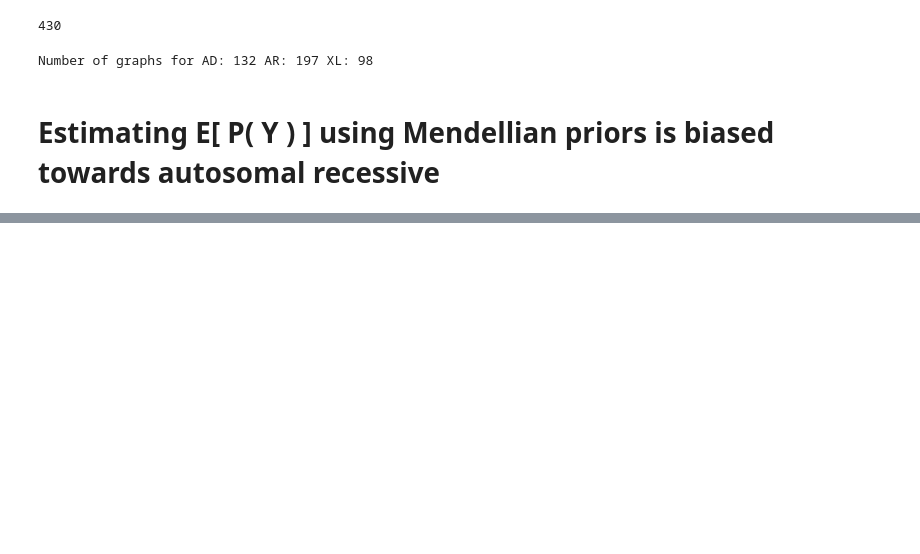
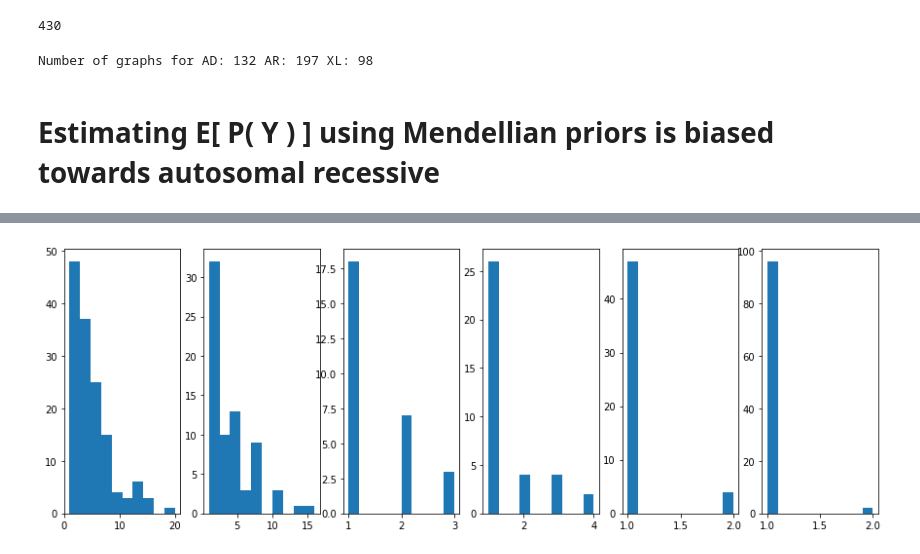
Before and after one commit to EddieCunningham/GraphLSSM, a Jupyter notebook: research/Summary.ipynb, the cells around one changed output, grey strips where cells are left out. Cells and saved outputs as stored; diff of their text form; code cells hidden in the pictures; blank space fills up the shorter version.

```diff
--- a/research/Summary.ipynb
+++ b/research/Summary.ipynb
@@ -238,0 +283,28 @@ fullPredictions( ad_test_copy, ar_test_copy, xl_test_copy, N=100, strength=30, s
+# %%
+ad_results, ar_results, xl_results = separateResults( results )
+# %%
+CONFIDENT = 0.80
+SORTA_CONFIDENT = 0.50
+def furtherSeparate( results, true_ip, true_ip_index ):
+    confident_correct, confident_wrong, sorta_confident_correct, sorta_confident_wrong, unconfident_correct, unconfident_wrong = [], [], [], [], [], []
+    for graph, predicted, prob in results:
+        max_predicted = np.max( prob )
+        if( predicted == true_ip ):
+            if( max_predicted > CONFIDENT ):
+                confident_correct.append( ( graph, predicted, true_ip, prob ) )
+            elif( max_predicted > SORTA_CONFIDENT ):
+                sorta_confident_correct.append( ( graph, predicted, true_ip, prob ) )
+            else:
+                unconfident_correct.append( ( graph, predicted, true_ip, prob ) )
+        else:
+            if( max_predicted > CONFIDENT ):
+                confident_wrong.append( ( graph, predicted, true_ip, prob ) )
+            elif( max_predicted > SORTA_CONFIDENT ):
+                sorta_confident_wrong.append( ( graph, predicted, true_ip, prob ) )
+            else:
+                unconfident_wrong.append( ( graph, predicted, true_ip, prob ) )
+    return confident_correct, confident_wrong, sorta_confident_correct, sorta_confident_wrong, unconfident_correct, unconfident_wrong
+# %%
+ad_confident_correct, ad_confident_wrong, ad_sorta_confident_correct, ad_sorta_confident_wrong, ad_unconfident_correct, ad_unconfident_wrong = furtherSeparate( ad_results, 'AD', 0 )
+ar_confident_correct, ar_confident_wrong, ar_sorta_confident_correct, ar_sorta_confident_wrong, ar_unconfident_correct, ar_unconfident_wrong = furtherSeparate( ar_results, 'AR', 1 )
+xl_confident_correct, xl_confident_wrong, xl_sorta_confident_correct, xl_sorta_confident_wrong, xl_unconfident_correct, xl_unconfident_wrong = furtherSeparate( xl_results, 'XL', 2 )
@@ -238,0 +354,19 @@ fullPredictions( ad_test_copy, ar_test_copy, xl_test_copy, N=100, strength=30, s
+# %%
+def confidenceLevelMetaStats( ad, ar, xl, ax ):
+    # Histogram of number of affected people
+    n_affected = []
+    for graph, _, _, _ in itertools.chain( ad, ar, xl ):
+        n_affected.append( graph[ 0 ].getNumbAffected() )
+    ax.hist( n_affected )
+# %%
+plt.figure( figsize=( 15, 5 ) )
+axes = [ plt.subplot2grid( shape=( 1, 6 ), loc=( 0, i ), colspan=1, rowspan=1 ) for i in range( 6 ) ]
+confidenceLevelMetaStats( ad_confident_correct, ar_confident_correct, xl_confident_correct, axes[ 0 ] )
+confidenceLevelMetaStats( ad_confident_wrong, ar_confident_wrong, xl_confident_wrong, axes[ 1 ] )
+confidenceLevelMetaStats( ad_sorta_confident_correct, ar_sorta_confident_correct, xl_sorta_confident_correct, axes[ 2 ] )
+confidenceLevelMetaStats( ad_sorta_confident_wrong, ar_sorta_confident_wrong, xl_sorta_confident_wrong, axes[ 3 ] )
+confidenceLevelMetaStats( ad_unconfident_correct, ar_unconfident_correct, xl_unconfident_correct, axes[ 4 ] )
+confidenceLevelMetaStats( ad_unconfident_wrong, ar_unconfident_wrong, xl_unconfident_wrong, axes[ 5 ] )
+plt.show()
+# %% [output]
+[figure, added]
```
Also changed, not shown: parts of 57 cells of this notebook, 12 other files.
